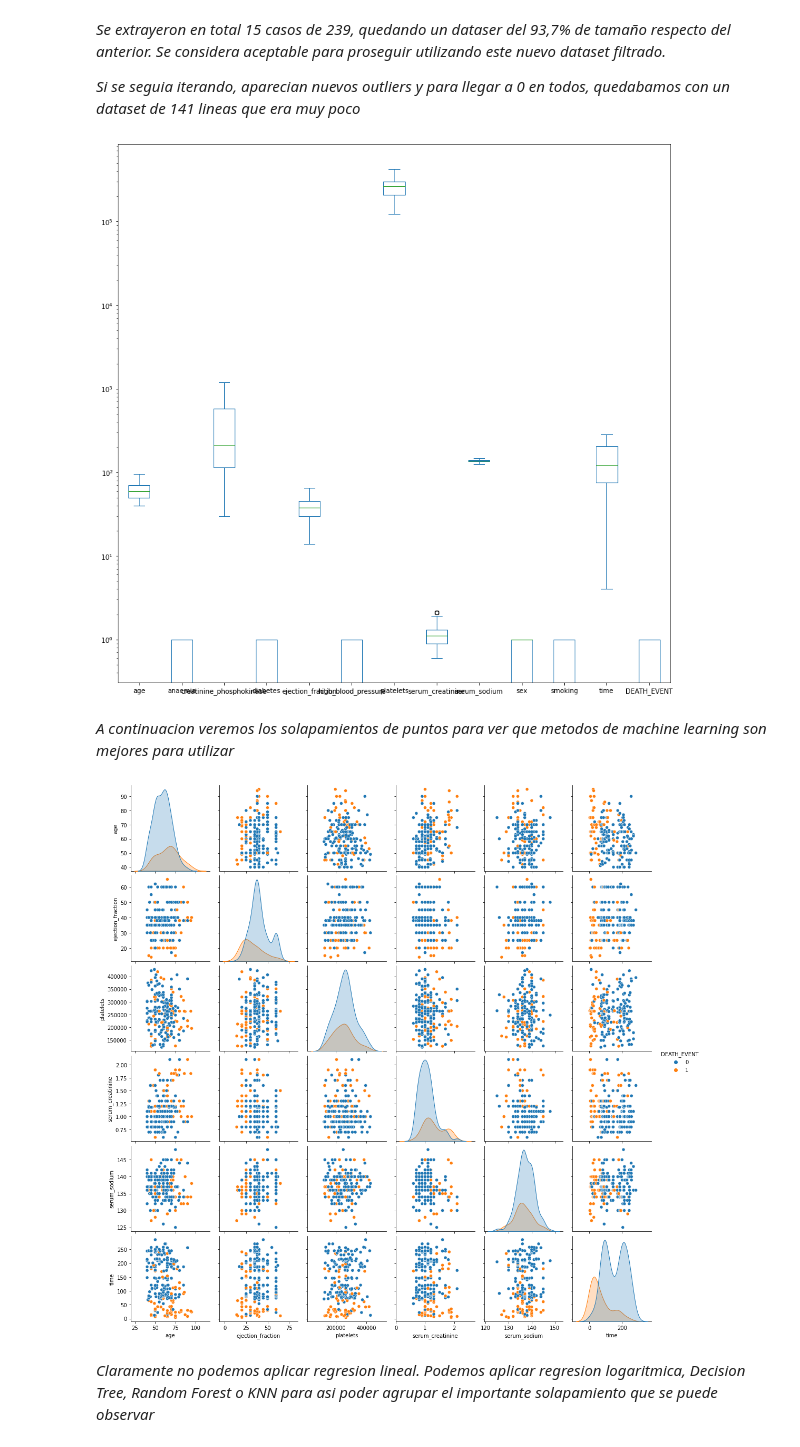
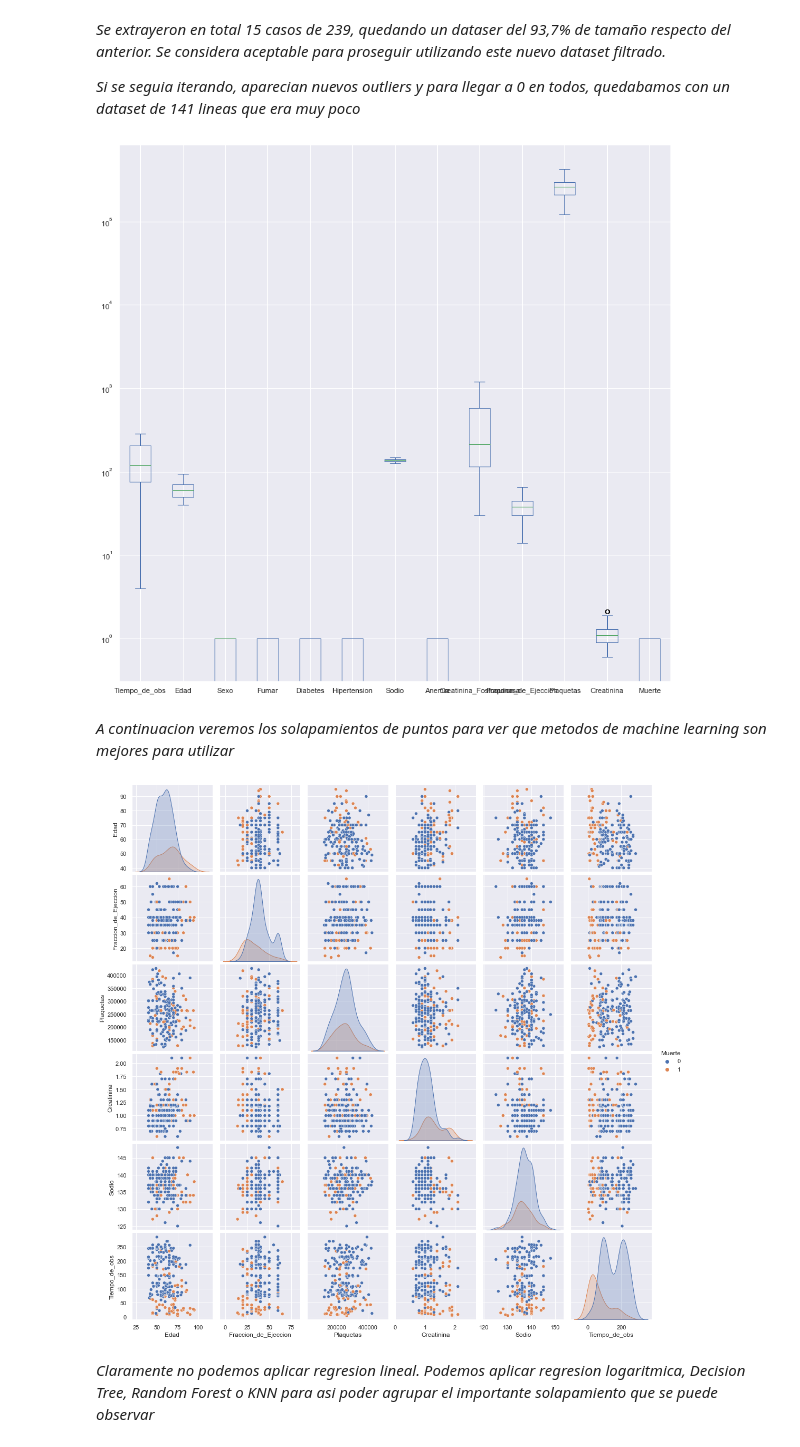
Before and after one commit to Fedenov/Aprendizaje_Automatico_Tarea3, a Jupyter notebook: Tarea3.ipynb, the cells around one changed output. Saved outputs shown, nothing was run; the diff lists cells and outputs as text; code cells hidden in the pictures.

```diff
--- a/Tarea3.ipynb
+++ b/Tarea3.ipynb
@@ -271,5 +273,5 @@ print(dic)
 # %%
-newDataSet = quitarDesubicados(newDataSet, 'ejection_fraction', 1.5)
+newDataSet = quitarDesubicados(newDataSet, 'Fraccion_de_Ejeccion', 1.5)
 fig, ax = plt.subplots()
-sns.boxplot(x = newDataSet['ejection_fraction']);
+sns.boxplot(x = newDataSet['Fraccion_de_Ejeccion']);
 # %% [output]
@@ -317,14 +319,14 @@ newDataSet.describe()
 # %%
 newDataSet.plot(kind = 'box', figsize = (15, 15), logy = True);
 # %% [output]
-[figure, old version]
+[figure, new version]
 # %% [markdown]
 *A continuacion veremos los solapamientos de puntos para ver que metodos de machine learning son mejores para utilizar*
 # %%
 # Vemos solo las variables no booleanas
-sns.pairplot(newDataSet[['age','ejection_fraction','platelets','serum_creatinine','serum_sodium','time','DEATH_EVENT']], hue = 'DEATH_EVENT');
+sns.pairplot(newDataSet[['Edad','Fraccion_de_Ejeccion','Plaquetas','Creatinina','Sodio','Tiempo_de_obs','Muerte']], hue = 'Muerte');
 # %% [output]
-[figure, old version]
+[figure, new version]
 # %% [markdown]
 *Claramente no podemos aplicar regresion lineal. Podemos aplicar regresion logaritmica, Decision Tree, Random Forest o KNN para asi poder agrupar el importante solapamiento que se puede observar*
 # %% [markdown]
```
Also changed, not shown: parts of 50 cells of this notebook.
